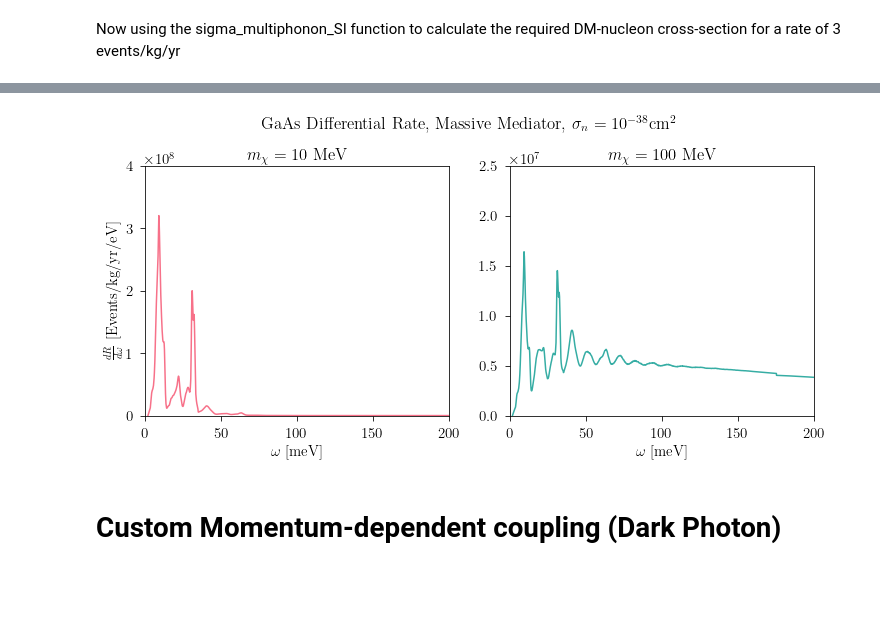
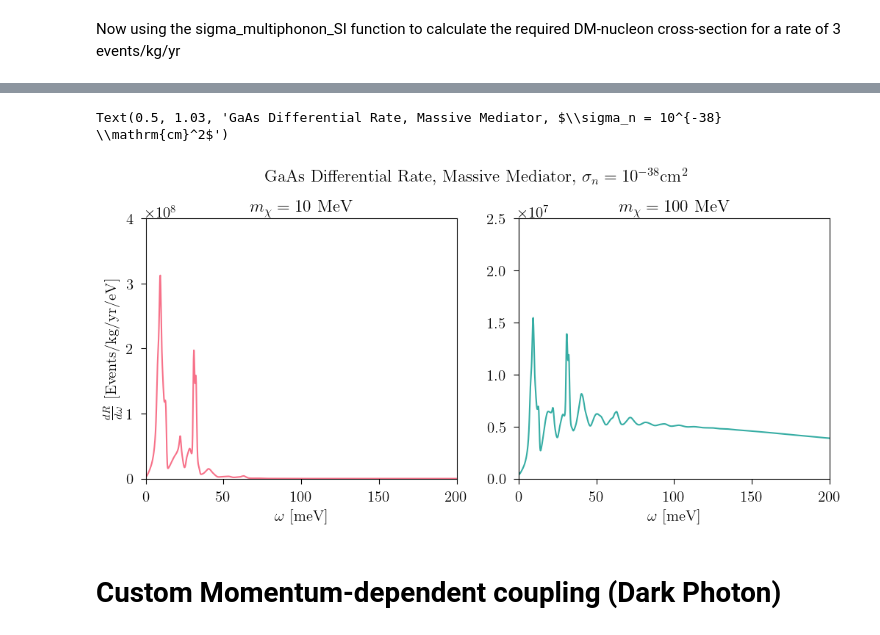
Before and after one commit to tongylin/DarkELF, a Jupyter notebook: examples/darkelf_multiphonons_spin_independent.ipynb, the cells around one changed output, grey strips where cells are left out. Drawn from its saved outputs; the diff is of its cells as text; code cells hidden in the pictures; blank space fills up the shorter version.

```diff
--- a/examples/darkelf_multiphonons_spin_independent.ipynb
+++ b/examples/darkelf_multiphonons_spin_independent.ipynb
@@ -175,11 +236,11 @@ omegarange = np.linspace(1e-4, 200e-3, 2000)
 
 gaas.update_params(mX = 1e7, mMed = 1e9) # update the DM mass
 
-dr_domega1 = [gaas._dR_domega_multiphonons_no_single(omega) for omega in omegarange]
+dr_domega1 = [gaas._dR_domega_multiphonons_SI(omega) for omega in omegarange]
 
 gaas.update_params(mX = 1e8, mMed = 1e9) # update the DM mass
 
-dr_domega2 = [gaas._dR_domega_multiphonons_no_single(omega) for omega in omegarange]
+dr_domega2 = [gaas._dR_domega_multiphonons_SI(omega) for omega in omegarange]
 
 colors = sns.color_palette("husl", 2)
 
@@ -191,34 +252,35 @@ ax2.plot(omegarange*1e3, dr_domega2, color=colors[1])
 
 ax1.set_xlabel(r'$\omega \ [\mathrm{meV}]$',fontsize=15)
 ax2.set_xlabel(r'$\omega \ [\mathrm{meV}]$',fontsize=15)
 ax1.set_ylabel(r'$\frac{dR}{d\omega} \ [\mathrm{Events}/\mathrm{kg}/\mathrm{yr}/\mathrm{eV}]$',fontsize=15)
 
 
 ax1.set_title(r'$m_\chi = 10$ MeV')
 ax2.set_title(r'$m_\chi = 100$ MeV')
 
 ax1.set_xlim([0,200])
 ax2.set_xlim([0,200])
 
 ax1.set_ylim([0,4e8])
 ax2.set_ylim([0,2.5e7])
 
 
 xtick_major = [50*n for n in range(5)]
 ytick_major = [1e8*n for n in range(5)]
 ax1.set_yticks(ytick_major)
 
 ax1.set_xticks(xtick_major)
 ax2.set_xticks(xtick_major)
 
 ytick_major = [0.5e7*n for n in range(6)]
 ax2.set_yticks(ytick_major)
 
 plt.suptitle(r'GaAs Differential Rate, Massive Mediator, $\sigma_n = 10^{-38} \mathrm{cm}^2$', y=1.03)
 
 plt.savefig(plotdir+"gaas_massive_rates.pdf",bbox_inches='tight')
 # %% [output]
+Text(0.5, 1.03, 'GaAs Differential Rate, Massive Mediator, $\\sigma_n = 10^{-38} \\mathrm{cm}^2$')
-[figure, old version]
+[figure, new version]
 # %% [markdown]
 # Custom Momentum-dependent coupling (Dark Photon)
 # %% [markdown]
```
Also changed, not shown: parts of 15 cells of this notebook, 5 other files.
